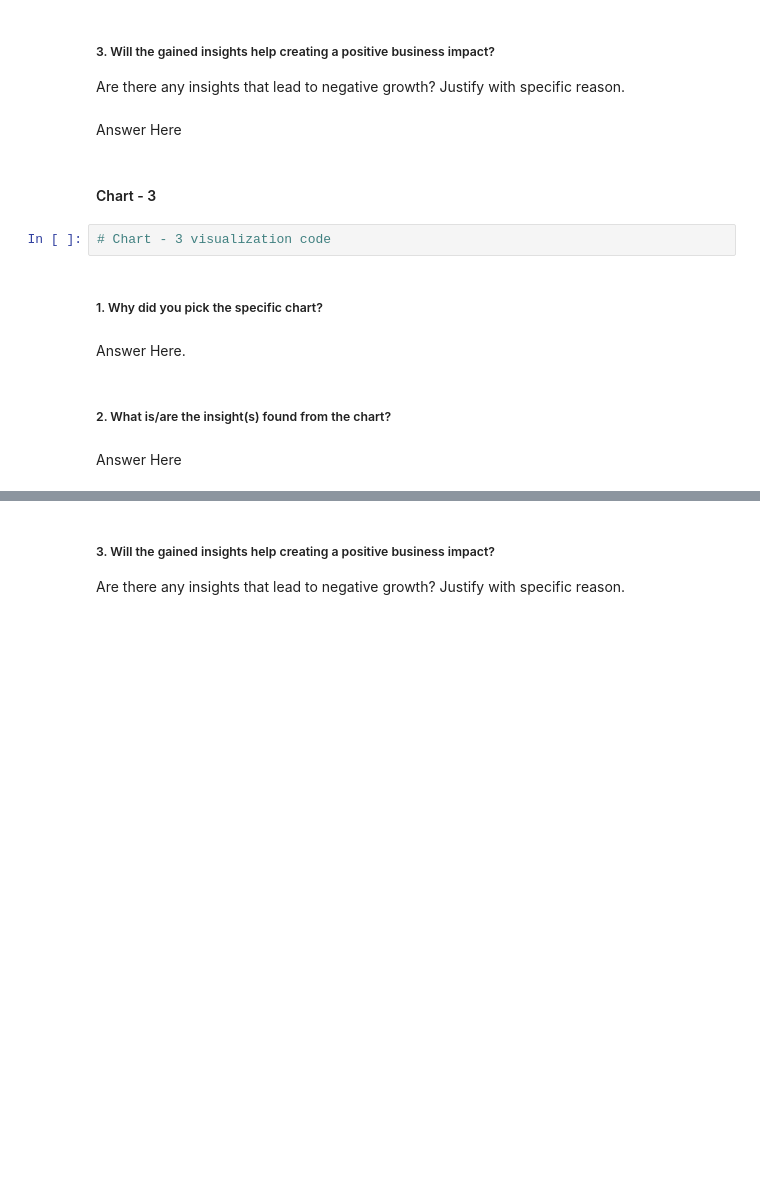
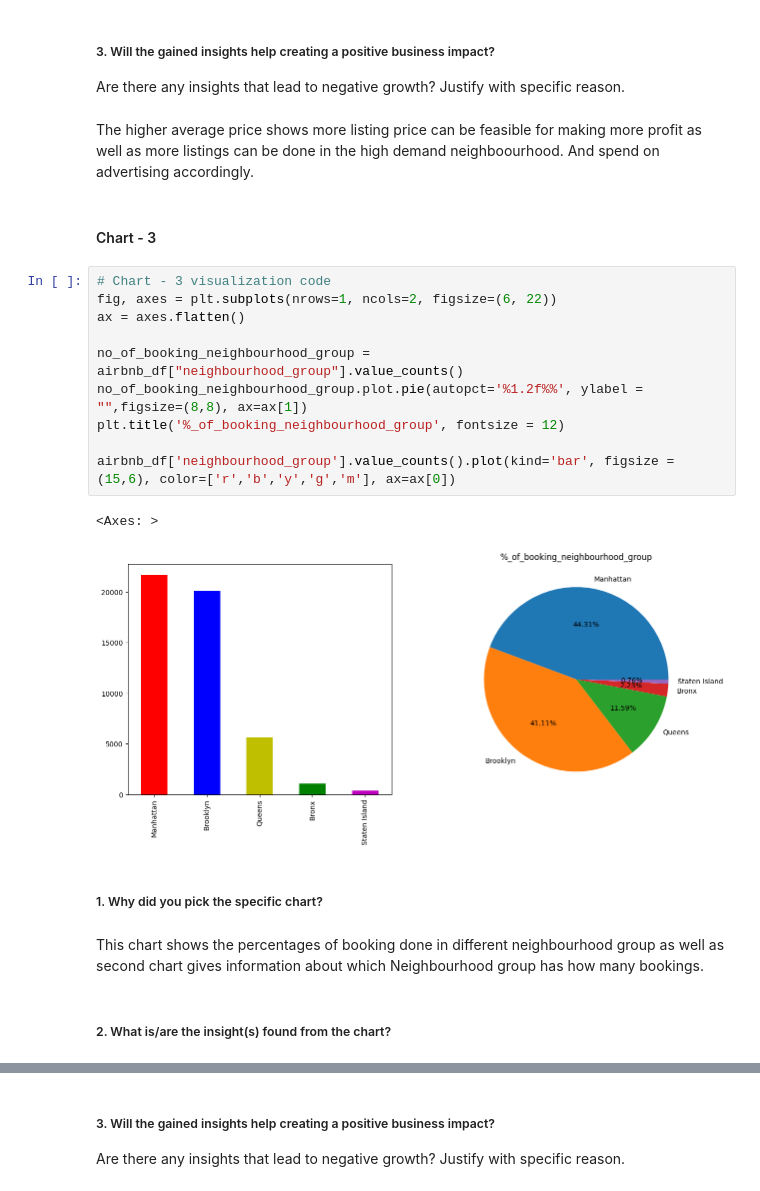
Before and after one commit to Aniruddha5164/AirBnb-Bookings-Analysis, a Jupyter notebook: Air_Bnb_Bookings.ipynb, the cells around one changed output, grey strips where cells are left out. Saved outputs shown, nothing was run; the diff lists cells and outputs as text; blank space fills up the shorter version.

```diff
--- a/Air_Bnb_Bookings.ipynb
+++ b/Air_Bnb_Bookings.ipynb
@@ -317,17 +515,26 @@ Answer Here
 # %% [markdown]
 ##### 3. Will the gained insights help creating a positive business impact?
 Are there any insights that lead to negative growth? Justify with specific reason.
-# %% [markdown]
-Answer Here
+# %% [markdown]
+The higher average price shows more listing price can be feasible for making more profit as well as more listings can be done in the high demand neighboourhood. And spend on advertising accordingly.
 # %% [markdown]
 #### Chart - 3
-# %%
-# Chart - 3 visualization code
+# %%
+# Chart - 3 visualization code
+fig, axes = plt.subplots(nrows=1, ncols=2, figsize=(6, 22))
+ax = axes.flatten()
+
+no_of_booking_neighbourhood_group = airbnb_df["neighbourhood_group"].value_counts()
+no_of_booking_neighbourhood_group.plot.pie(autopct='%1.2f%%', ylabel = "",figsize=(8,8), ax=ax[1])
+plt.title('%_of_booking_neighbourhood_group', fontsize = 12)
+
+airbnb_df['neighbourhood_group'].value_counts().plot(kind='bar', figsize =(15,6), color=['r','b','y','g','m'], ax=ax[0])
+# %% [output]
+<Axes: >
+[figure, added]
 # %% [markdown]
 ##### 1. Why did you pick the specific chart?
-# %% [markdown]
-Answer Here.
+# %% [markdown]
+This chart shows the percentages of booking done in different neighbourhood group as well as second chart gives information about which Neighbourhood group has how many bookings.
 # %% [markdown]
 ##### 2. What is/are the insight(s) found from the chart?
-# %% [markdown]
-Answer Here
```
Also changed, not shown: parts of 140 cells of this notebook.
